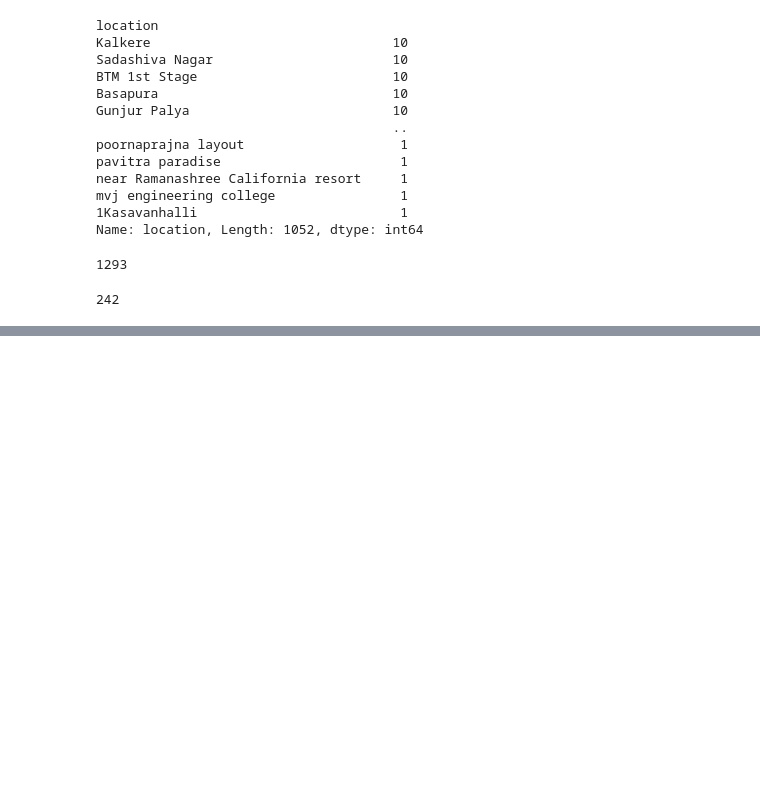
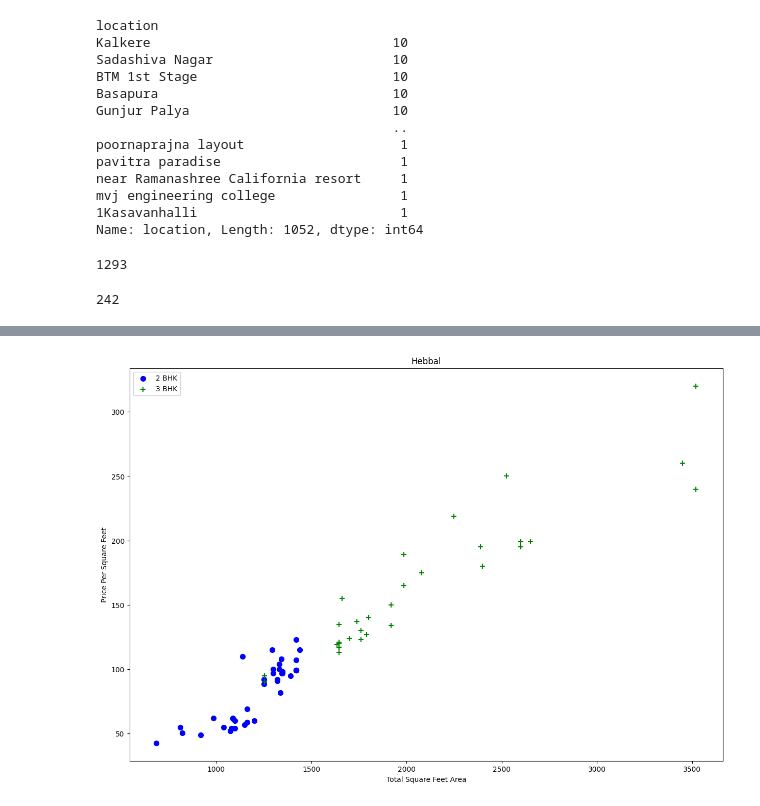
Before and after one commit to ABINAN2011/Data_science_project, a Jupyter notebook: main.ipynb, the cells around one changed output, grey strips where cells are left out. Cells and saved outputs as stored; diff of their text form; code cells hidden in the pictures; blank space fills up the shorter version.

```diff
--- a/main.ipynb
+++ b/main.ipynb
@@ -234,0 +329,4 @@ len(df5.location.unique())
+# %%
+plot_scatter_chart(df8, "Hebbal")
+# %% [output]
+[figure, added]
```
Also changed, not shown: parts of 14 cells of this notebook.
